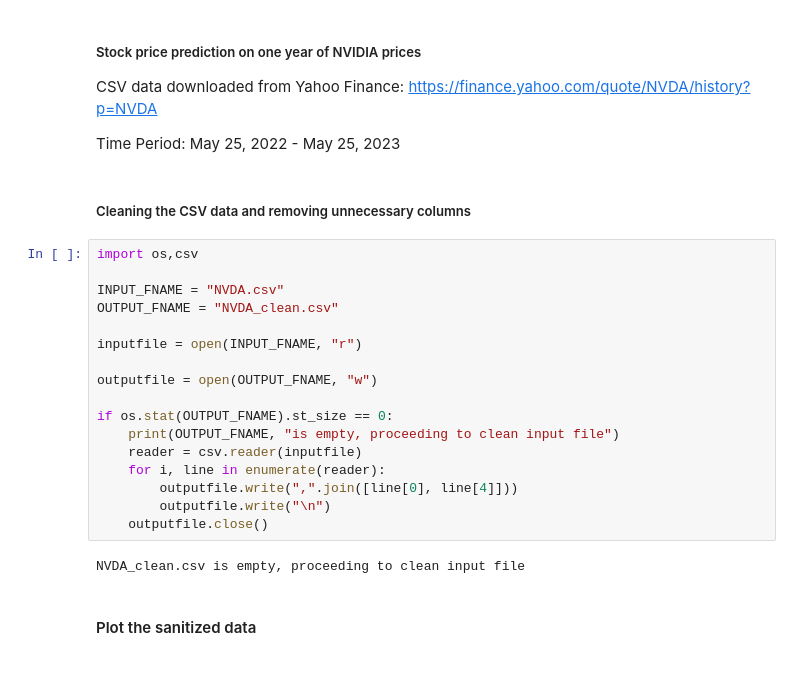
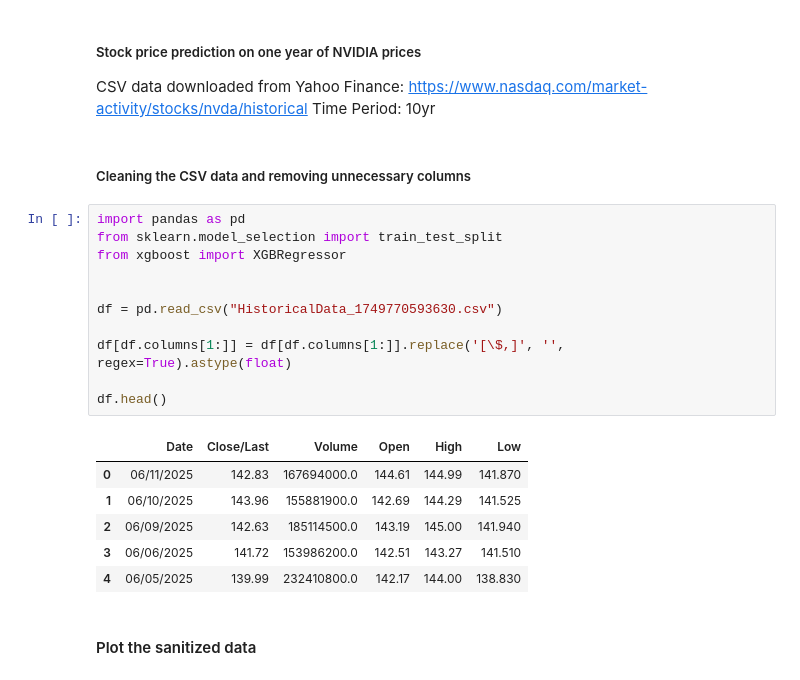
Before and after one commit to aboodmm/stock-price-forecast, a Jupyter notebook: forecast.ipynb, the cells around one changed output. Drawn from its saved outputs; the diff is of its cells as text.

```diff
--- a/forecast.ipynb
+++ b/forecast.ipynb
@@ -1,29 +1,27 @@
 # %% [markdown]
 ##### Stock price prediction on one year of NVIDIA prices
 
-CSV data downloaded from Yahoo Finance: https://finance.yahoo.com/quote/NVDA/history?p=NVDA
-
-Time Period: May 25, 2022 - May 25, 2023
+CSV data downloaded from Yahoo Finance: https://www.nasdaq.com/market-activity/stocks/nvda/historical
+Time Period: 10yr
 # %% [markdown]
 ##### Cleaning the CSV data and removing unnecessary columns
-# %%
-import os,csv
-
-INPUT_FNAME = "NVDA.csv"
-OUTPUT_FNAME = "NVDA_clean.csv"
-
-inputfile = open(INPUT_FNAME, "r")
-
-outputfile = open(OUTPUT_FNAME, "w")
-
-if os.stat(OUTPUT_FNAME).st_size == 0:
-    print(OUTPUT_FNAME, "is empty, proceeding to clean input file")
-    reader = csv.reader(inputfile)
-    for i, line in enumerate(reader):
-        outputfile.write(",".join([line[0], line[4]]))
-        outputfile.write("\n")
-    outputfile.close()
-# %% [output]
-NVDA_clean.csv is empty, proceeding to clean input file
+# %%
+import pandas as pd
+from sklearn.model_selection import train_test_split
+from xgboost import XGBRegressor
+
+
+df = pd.read_csv("HistoricalData_1749770593630.csv")
+
+df[df.columns[1:]] = df[df.columns[1:]].replace('[\$,]', '', regex=True).astype(float)
+
+df.head()
+# %% [output]
+|  | Date | Close/Last | Volume | Open | High | Low |
+| 0 | 06/11/2025 | 142.83 | 167694000.0 | 144.61 | 144.99 | 141.870 |
+| 1 | 06/10/2025 | 143.96 | 155881900.0 | 142.69 | 144.29 | 141.525 |
+| 2 | 06/09/2025 | 142.63 | 185114500.0 | 143.19 | 145.00 | 141.940 |
+| 3 | 06/06/2025 | 141.72 | 153986200.0 | 142.51 | 143.27 | 141.510 |
+| 4 | 06/05/2025 | 139.99 | 232410800.0 | 142.17 | 144.00 | 138.830 |
 # %% [markdown]
 #### Plot the sanitized data
```
Also changed, not shown: parts of 3 cells of this notebook, 2 other files.
